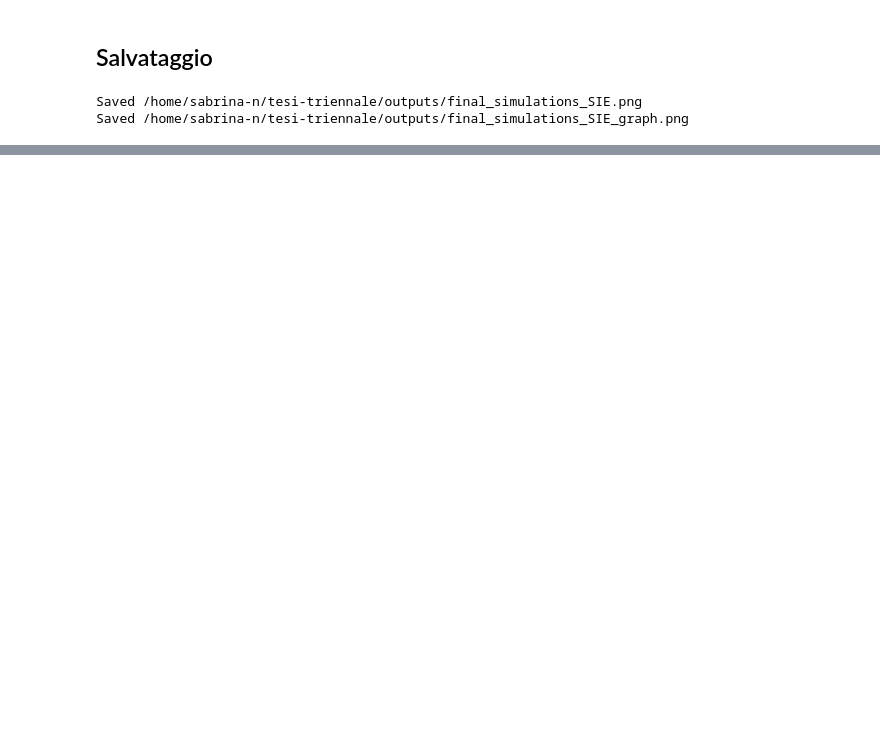
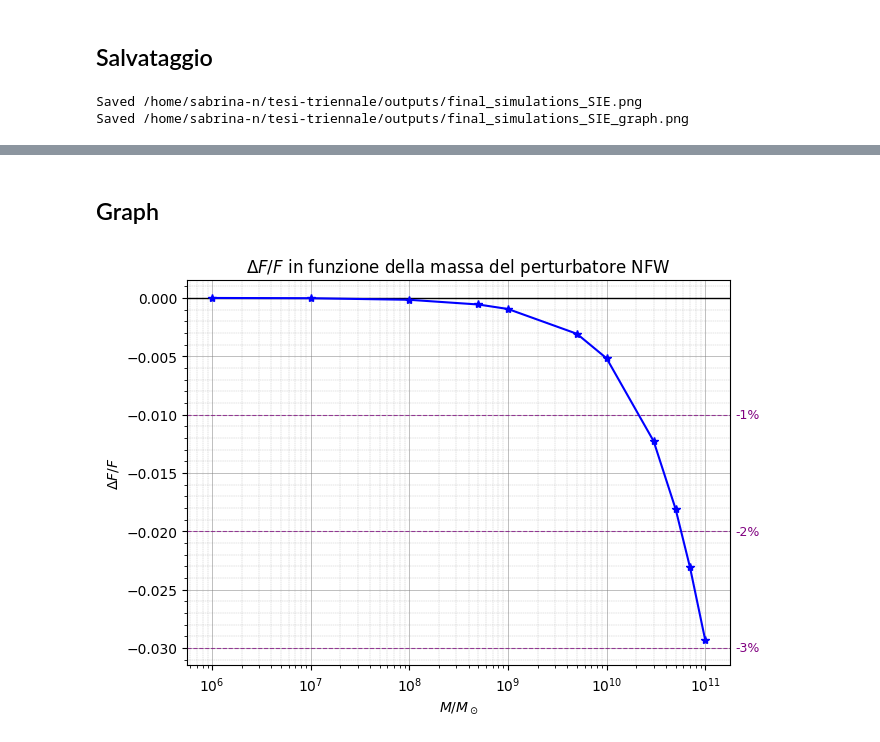
Before and after one commit to Nsab04/bachelor-thesis, a Jupyter notebook: lensing_simulation.ipynb, the cells around one changed output, grey strips where cells are left out. Cells and saved outputs as stored; diff of their text form; code cells hidden in the pictures; blank space fills up the shorter version.

```diff
--- a/lensing_simulation.ipynb
+++ b/lensing_simulation.ipynb
@@ -842,0 +1235,79 @@ Saved /home/sabrina-n/tesi-triennale/outputs/final_simulations_SIE_graph.png
+# %% [markdown]
+## Graph
+# %%
+flux_ratio_all2 = []
+for sws in composite_sources_all4:
+    flux_ratio2 = (
+    sws.image.sum()
+    - source4.image.sum()
+ ) / source4.image.sum()
+    flux_ratio_all2.append(flux_ratio2)
+
+fig6, ax6 = plt.subplots(figsize=(7, 5))
+
+percent_levels2 = [1, 2, 3]  # percentuali da evidenziare
+
+
+# ax6.axhline(
+#         0.01,
+#         color="purple",
+#         linestyle="--",
+#         linewidth=0.8,
+#         alpha=0.7
+#     )
+# ax6.text(
+#         1.01,
+#         0.01,
+#         "1%",
+#         transform=ax6.get_yaxis_transform(),
+#         va="center",
+#         fontsize=9,
+#         color="purple"
+#     )
+for p2 in percent_levels2:
+
+    level2 = p2 / 100
+
+# livello negativo
+    ax6.axhline(
+        -level2,
+        color="purple",
+        linestyle="--",
+        linewidth=0.8,
+        alpha=0.7
+    )
+# etichette
+    ax6.text(
+        1.01,
+        -level2,
+        f"-{p2}%",
+        transform=ax6.get_yaxis_transform(),
+        va="center",
+        fontsize=9,
+        color="purple"
+    )
+
+
+# Linea dello zero
+ax6.axhline(
+    0,
+    color="black",
+    linestyle="-",
+    linewidth=1
+)
+
+
+ax6.plot(mass_values_all2, flux_ratio_all2, marker='*', color="blue")
+ax6.set_xlabel(r'$M/M_\odot$')
+ax6.set_ylabel(r'$\Delta F/F$')
+ax6.set_title(r"$\Delta F/F$ in funzione della massa del perturbatore NFW")
+ax6.minorticks_on()
+ax6.grid(True, which='major', linestyle="-", linewidth=0.5,
+        color="gray", alpha=0.7)
+ax6.grid(True, which='minor', linestyle="--", linewidth=0.3,
+        color="gray", alpha=0.5)
+ax6.set_xscale("log")
+
+plt.show()
+# %% [output]
+[figure, added]
```
Also changed, not shown: parts of 18 cells of this notebook, 4 other files.
